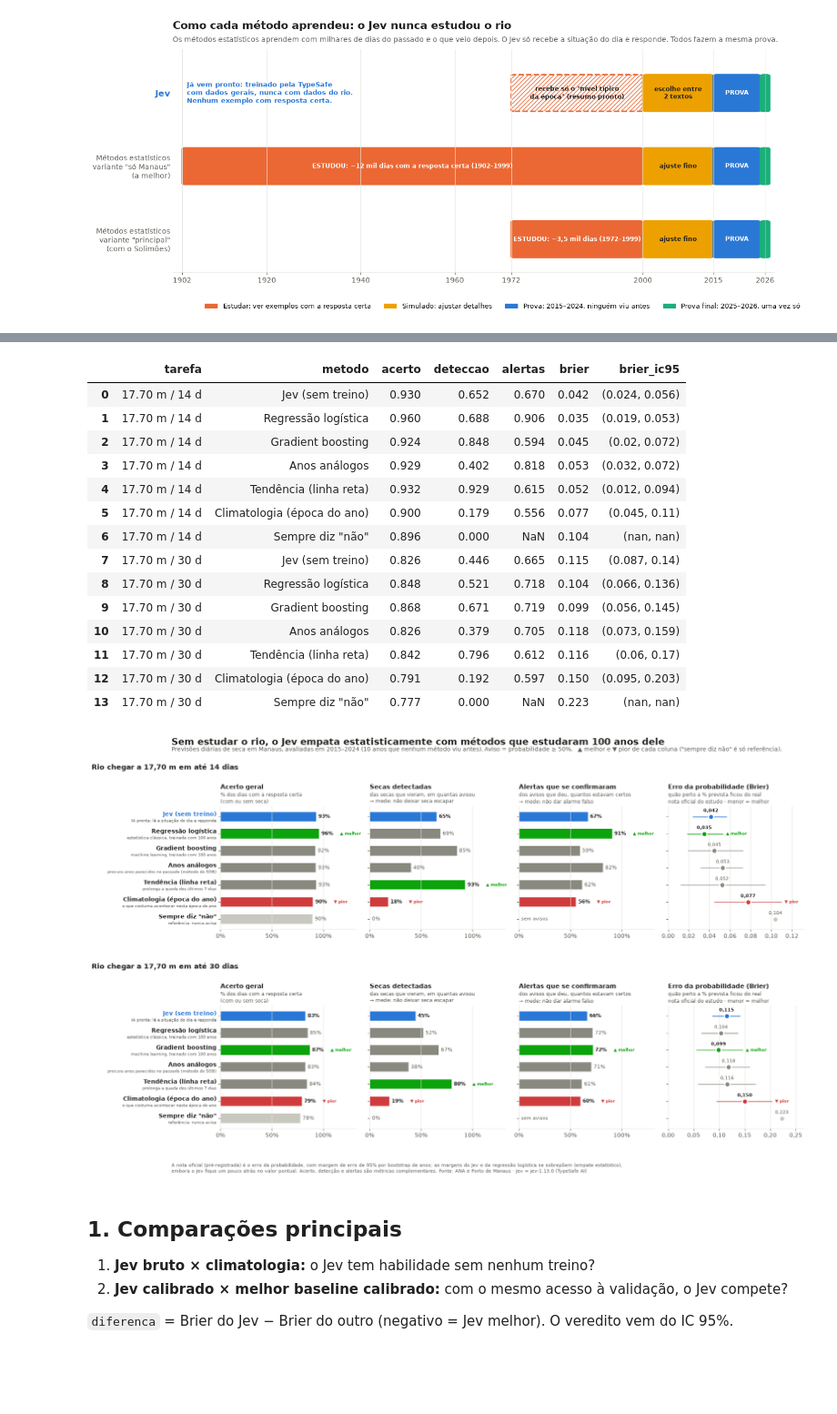
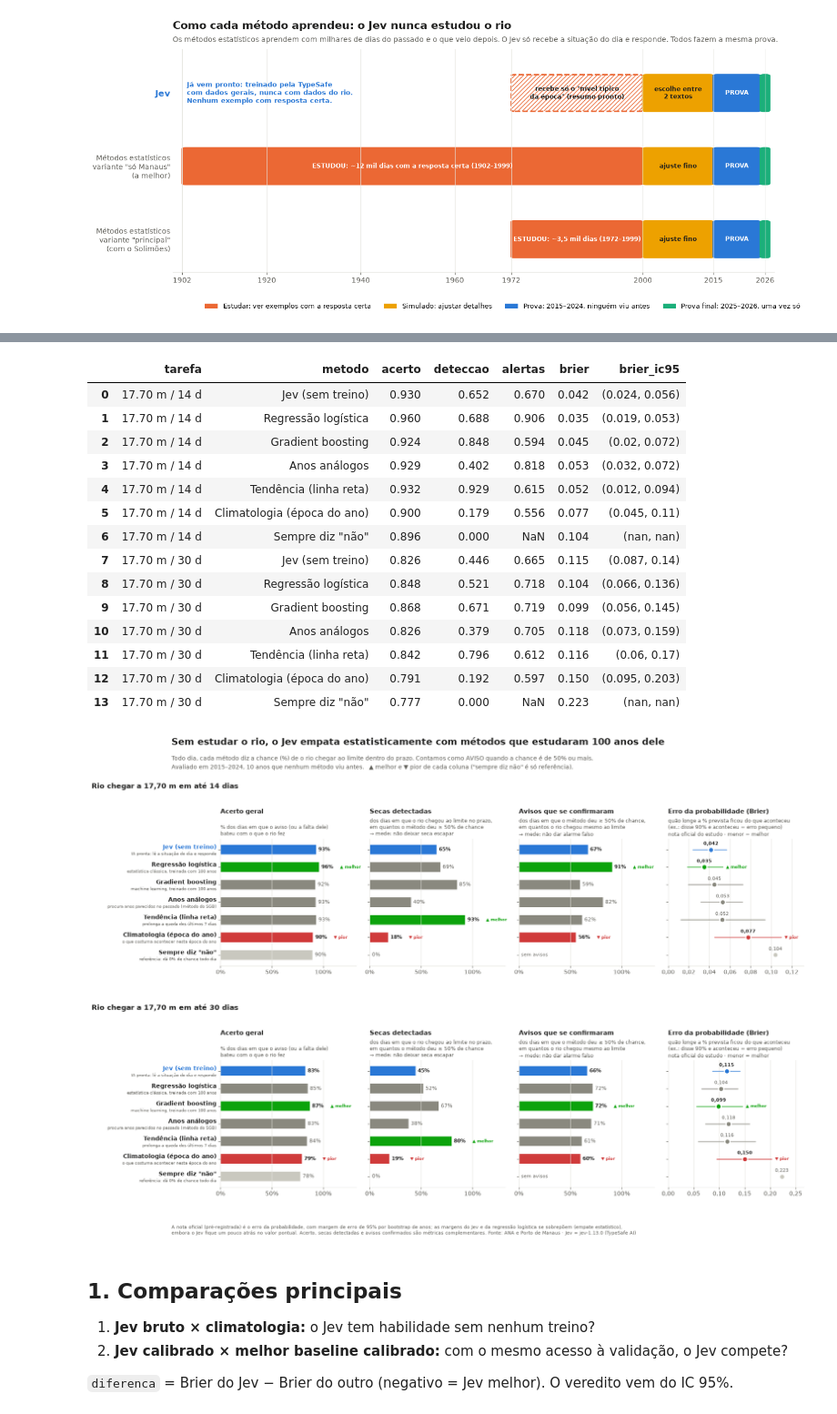
Before and after one commit to DouglasSM747/SupplyRisk, a Jupyter notebook: notebooks/02_resultados_braco_a.ipynb, the cells around one changed output, grey strips where cells are left out. Shown at 91% size. Saved outputs shown, nothing was run; the diff lists cells and outputs as text; code cells hidden in the pictures; blank space fills up the shorter version.

Commit message:
Supergráfico: regra do aviso (>= 50%) explícita nos textos

```diff
--- a/notebooks/02_resultados_braco_a.ipynb
+++ b/notebooks/02_resultados_braco_a.ipynb
@@ -175,27 +175,27 @@ TEXTOS = {
         "metodos": ["Jev (sem treino)", "Regressão logística", "Gradient boosting", "Anos análogos",
                     "Tendência (linha reta)", "Climatologia (época do ano)", "Sempre diz \"não\""],
         "titulos": {"acerto": "Acerto geral", "deteccao": "Secas detectadas",
-                    "alertas": "Alertas que se confirmaram", "brier": "Erro da probabilidade (Brier)"},
+                    "alertas": "Avisos que se confirmaram", "brier": "Erro da probabilidade (Brier)"},
         "descricoes": ["IA pronta: lê a situação do dia e responde",
                        "estatística clássica, treinada com 100 anos",
                        "machine learning, treinado com 100 anos",
                        "procura anos parecidos no passado (método do SGB)",
                        "prolonga a queda dos últimos 7 dias",
                        "o que costuma acontecer nesta época do ano",
-                       "referência: nunca avisa"],
-        "subtitulos": {"acerto": "% dos dias com a resposta certa\n(com ou sem seca)",
-                       "deteccao": "das secas que vieram, em quantas avisou\n→ mede: não deixar seca escapar",
-                       "alertas": "dos avisos que deu, quantos estavam certos\n→ mede: não dar alarme falso",
-                       "brier": "quão perto a % prevista ficou do real\nnota oficial do estudo · menor = melhor"},
+                       "referência: dá 0% de chance todo dia"],
+        "subtitulos": {"acerto": "% dos dias em que o aviso (ou a falta dele)\nbateu com o que o rio fez",
+                       "deteccao": "dos dias em que o rio chegou ao limite no prazo,\nem quantos o método deu ≥ 50% de chance\n→ mede: não deixar seca escapar",
+                       "alertas": "dos dias em que o método deu ≥ 50% de chance,\nem quantos o rio chegou mesmo ao limite\n→ mede: não dar alarme falso",
+                       "brier": "quão longe a % prevista ficou do que aconteceu\n(ex.: disse 90% e aconteceu = erro pequeno)\nnota oficial do estudo · menor = melhor"},
         "tarefa": "Rio chegar a {m} m em até {h} dias",
         "decimal": ",",
         "melhor": "▲ melhor", "pior": "▼ pior", "sem_avisos": "sem avisos",
         "titulo": "Sem estudar o rio, o Jev empata estatisticamente com métodos que estudaram 100 anos dele",
-        "subtitulo": "Previsões diárias de seca em Manaus, avaliadas em 2015–2024 (10 anos que nenhum método viu antes). "
-                     "Aviso = probabilidade ≥ 50%.   ▲ melhor e ▼ pior de cada coluna (\"sempre diz não\" é só referência).",
+        "subtitulo": "Todo dia, cada método diz a chance (%) de o rio chegar ao limite dentro do prazo. Contamos como AVISO quando a chance é de 50% ou mais.\n"
+                     "Avaliado em 2015–2024, 10 anos que nenhum método viu antes.   ▲ melhor e ▼ pior de cada coluna (\"sempre diz não\" é só referência).",
         "rodape": "A nota oficial (pré-registrada) é o erro da probabilidade, com margem de erro de 95% por bootstrap de anos; "
                   "as margens do Jev e da regressão logística se sobrepõem (empate estatístico),\nembora o Jev fique um pouco "
-                  "atrás no valor pontual. Acerto, detecção e alertas são métricas complementares. "
+                  "atrás no valor pontual. Acerto, secas detectadas e avisos confirmados são métricas complementares. "
                   "Fonte: ANA e Porto de Manaus · Jev = jev-1.13.0 (TypeSafe AI)",
         "arquivo": "../docs/figuras/supergrafico_braco_a.png",
     },
@@ -203,27 +203,27 @@ TEXTOS = {
         "metodos": ["Jev (no training)", "Logistic regression", "Gradient boosting", "Analog years",
                     "Trend (straight line)", "Climatology (time of year)", "Always says \"no\""],
         "titulos": {"acerto": "Accuracy", "deteccao": "Droughts detected",
-                    "alertas": "Alerts that came true", "brier": "Probability error (Brier)"},
+                    "alertas": "Warnings that came true", "brier": "Probability error (Brier)"},
         "descricoes": ["off-the-shelf AI: reads the day's situation and answers",
                        "classic statistics, trained on 100 years",
                        "machine learning, trained on 100 years",
                        "finds similar past years (Brazil's geological survey method)",
                        "extends the fall of the last 7 days",
                        "what usually happens at this time of year",
-                       "reference: never warns"],
-        "subtitulos": {"acerto": "% of days with the right answer\n(drought or not)",
-                       "deteccao": "of the droughts that came, how many it warned about\n→ measures: not missing a drought",
-                       "alertas": "of its warnings, how many were right\n→ measures: no false alarms",
-                       "brier": "how close the forecast % was to reality\nofficial study score · lower = better"},
+                       "reference: gives 0% every day"],
+        "subtitulos": {"acerto": "% of days where the warning (or lack of one)\nmatched what the river did",
+                       "deteccao": "of the days the river did reach the limit in time,\nhow many got a ≥ 50% forecast\n→ measures: not missing a drought",
+                       "alertas": "of the days with a ≥ 50% forecast,\nhow many saw the river actually reach the limit\n→ measures: no false alarms",
+                       "brier": "how far the forecast % was from what happened\n(e.g. said 90% and it happened = small error)\nofficial study score · lower = better"},
         "tarefa": "River reaching {m} m within {h} days",
         "decimal": ".",
         "melhor": "▲ best", "pior": "▼ worst", "sem_avisos": "no warnings",
         "titulo": "Without studying the river, Jev statistically ties methods trained on 100 years of it",
-        "subtitulo": "Daily drought forecasts for the Rio Negro at Manaus, Brazil, scored on 2015–2024 (10 years no method had seen). "
-                     "Warning = probability ≥ 50%.   ▲ best and ▼ worst in each column (\"always says no\" is a reference only).",
+        "subtitulo": "Every day, each method gives the chance (%) that the Rio Negro at Manaus, Brazil reaches the limit in time. We count a WARNING when that chance is 50% or more.\n"
+                     "Scored on 2015–2024, 10 years no method had seen.   ▲ best and ▼ worst in each column (\"always says no\" is a reference only).",
         "rodape": "The official (pre-registered) score is the probability error, with 95% intervals from a bootstrap over years; "
                   "Jev's and logistic regression's intervals overlap (statistical tie),\nalthough Jev is slightly behind on the point "
-                  "estimate. Accuracy, detection and alerts are complementary metrics. "
+                  "estimate. Accuracy, droughts detected and warnings that came true are complementary metrics. "
                   "Data: ANA and Port of Manaus · Jev = jev-1.13.0 (TypeSafe AI)",
         "arquivo": "../docs/figuras/supergrafico_braco_a_en.png",
     },
@@ -262,7 +262,7 @@ for limiar, h in TAREFAS:
 
 
 def supergrafico(t):
-    fig, eixos = plt.subplots(2, 4, figsize=(18, 10), sharey=True, gridspec_kw={"wspace": 0.1, "hspace": 0.62})
+    fig, eixos = plt.subplots(2, 4, figsize=(18, 10.8), sharey=True, gridspec_kw={"wspace": 0.1, "hspace": 0.75})
     for linha_eixos, (limiar, h) in zip(eixos, TAREFAS):
         resultados = resultados_por_tarefa[(limiar, h)]
         for ax, chave in zip(linha_eixos, PAINEL):
@@ -297,7 +297,7 @@ def supergrafico(t):
                         ax.annotate(etiqueta, (v, i), xytext=(36, 0), textcoords="offset points", va="center",
                                     fontsize=7.5, color=cor_etiqueta, fontweight="bold")
         for ax, chave in zip(linha_eixos, PAINEL):
-            ax.set_title(t["titulos"][chave], pad=30, fontsize=10.5, loc="left", color=TINTA, fontweight="bold")
+            ax.set_title(t["titulos"][chave], pad=44, fontsize=10.5, loc="left", color=TINTA, fontweight="bold")
             ax.text(0, 1.015, t["subtitulos"][chave], va="bottom", linespacing=1.3, transform=ax.transAxes, fontsize=8.5, color=TINTA_2)
             if chave == "brier":
                 ax.set_xlim(0, ax.get_xlim()[1] * 1.15)
@@ -315,44 +315,44 @@ def supergrafico(t):
             linha_eixos[0].text(-0.03, i + 0.25, descricao, transform=rotulo, ha="right", va="center",
                                 fontsize=7.5, color=TINTA_2)
         metros = f"{limiar / 100:.2f}".replace(".", t["decimal"])
-        linha_eixos[0].text(-0.95, 1.30, t["tarefa"].format(m=metros, h=h), transform=linha_eixos[0].transAxes,
+        linha_eixos[0].text(-0.95, 1.40, t["tarefa"].format(m=metros, h=h), transform=linha_eixos[0].transAxes,
                             fontsize=12.5, fontweight="bold", color=TINTA)
 
     eixos[0, 0].invert_yaxis()  # uma vez só: os eixos y são compartilhados
-    fig.suptitle(t["titulo"], x=0.06, y=1.045, ha="left", fontsize=16, fontweight="bold", color=TINTA)
-    fig.text(0.06, 1.012, t["subtitulo"], fontsize=10, color=TINTA_2)
+    fig.suptitle(t["titulo"], x=0.06, y=1.105, ha="left", fontsize=16, fontweight="bold", color=TINTA)
+    fig.text(0.06, 1.035, t["subtitulo"], linespacing=1.5, fontsize=10, color=TINTA_2)
     fig.text(0.06, 0.005, t["rodape"], fontsize=8, color=TINTA_2)
     Path(t["arquivo"]).parent.mkdir(parents=True, exist_ok=True)
     fig.savefig(t["arquivo"], dpi=200, bbox_inches="tight", facecolor="white")
     return fig
 
 
 supergrafico(TEXTOS["en"])
 plt.close()
 supergrafico(TEXTOS["pt"])
 
 pd.DataFrame([
     {"tarefa": f"{l / 100:.2f} m / {h} d", "metodo": nome, **valores, "brier_ic95": (round(lo, 3), round(hi, 3))}
     for (l, h), resultados in resultados_por_tarefa.items()
     for nome, (coluna, valores, (lo, hi)) in zip(TEXTOS["pt"]["metodos"], resultados)
 ]).round(3)
 # %% [output]
 |  | tarefa | metodo | acerto | deteccao | alertas | brier | brier_ic95 |
 | 0 | 17.70 m / 14 d | Jev (sem treino) | 0.930 | 0.652 | 0.670 | 0.042 | (0.024, 0.056) |
 | 1 | 17.70 m / 14 d | Regressão logística | 0.960 | 0.688 | 0.906 | 0.035 | (0.019, 0.053) |
 | 2 | 17.70 m / 14 d | Gradient boosting | 0.924 | 0.848 | 0.594 | 0.045 | (0.02, 0.072) |
 | 3 | 17.70 m / 14 d | Anos análogos | 0.929 | 0.402 | 0.818 | 0.053 | (0.032, 0.072) |
 | 4 | 17.70 m / 14 d | Tendência (linha reta) | 0.932 | 0.929 | 0.615 | 0.052 | (0.012, 0.094) |
 | 5 | 17.70 m / 14 d | Climatologia (época do ano) | 0.900 | 0.179 | 0.556 | 0.077 | (0.045, 0.11) |
 | 6 | 17.70 m / 14 d | Sempre diz "não" | 0.896 | 0.000 | NaN | 0.104 | (nan, nan) |
 | 7 | 17.70 m / 30 d | Jev (sem treino) | 0.826 | 0.446 | 0.665 | 0.115 | (0.087, 0.14) |
 | 8 | 17.70 m / 30 d | Regressão logística | 0.848 | 0.521 | 0.718 | 0.104 | (0.066, 0.136) |
 | 9 | 17.70 m / 30 d | Gradient boosting | 0.868 | 0.671 | 0.719 | 0.099 | (0.056, 0.145) |
 | 10 | 17.70 m / 30 d | Anos análogos | 0.826 | 0.379 | 0.705 | 0.118 | (0.073, 0.159) |
 | 11 | 17.70 m / 30 d | Tendência (linha reta) | 0.842 | 0.796 | 0.612 | 0.116 | (0.06, 0.17) |
 | 12 | 17.70 m / 30 d | Climatologia (época do ano) | 0.791 | 0.192 | 0.597 | 0.150 | (0.095, 0.203) |
 | 13 | 17.70 m / 30 d | Sempre diz "não" | 0.777 | 0.000 | NaN | 0.223 | (nan, nan) |
-[figure, old version]
+[figure, new version]
 # %% [markdown]
 ## 1. Comparações principais
 
```
Also changed, not shown: parts of 1 cell of this notebook, 2 other files.
